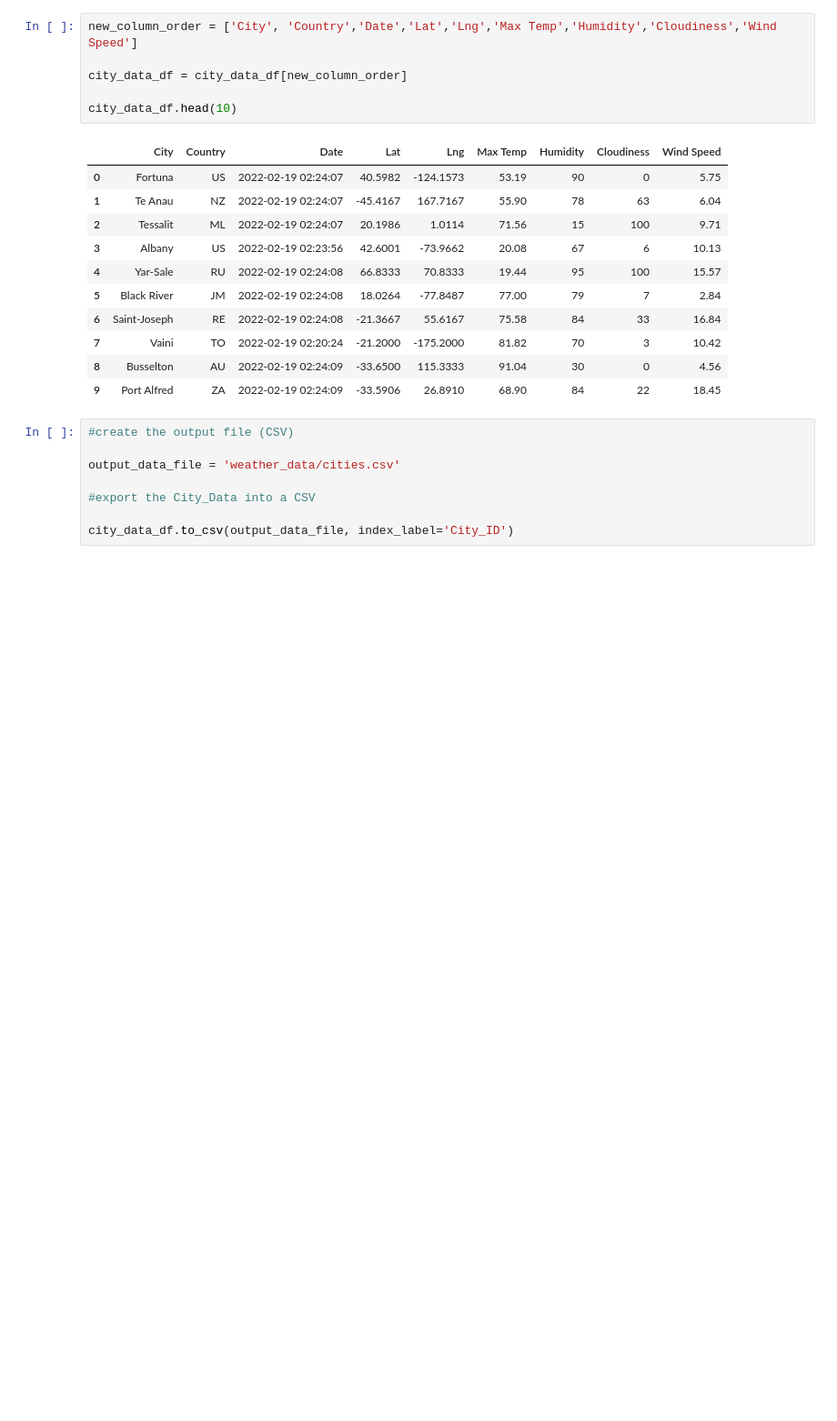
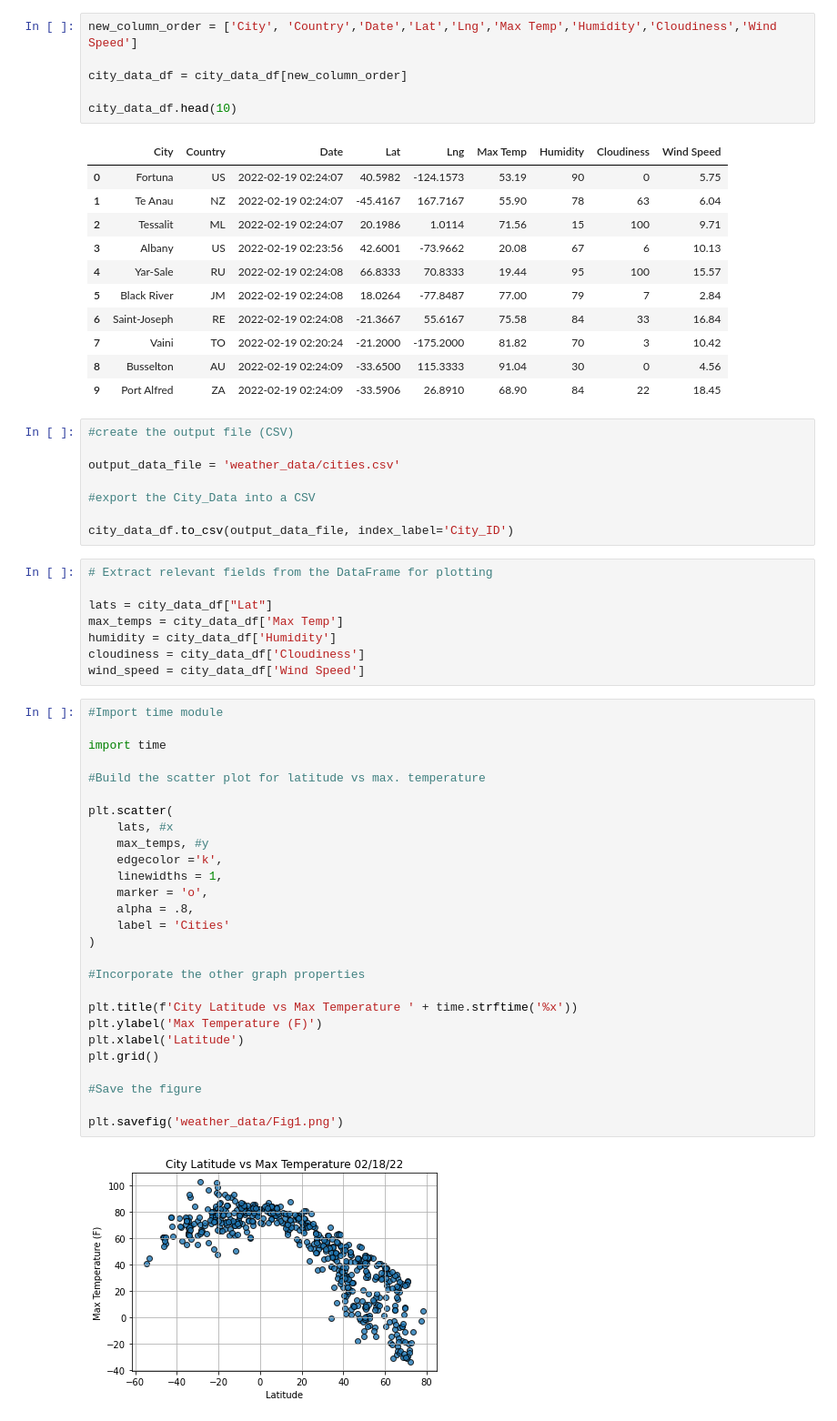
Before and after one commit to sbabilonia/World_Weather_Data, a Jupyter notebook: WeatherPy.ipynb, the cells around one changed output. Shown: that part at 91% size. Saved outputs shown, nothing was run; the diff lists cells and outputs as text; blank space fills up the shorter version.

```diff
--- a/WeatherPy.ipynb
+++ b/WeatherPy.ipynb
@@ -223,3 +223,40 @@ output_data_file = 'weather_data/cities.csv'
 #export the City_Data into a CSV
 
 city_data_df.to_csv(output_data_file, index_label='City_ID')
+# %%
+# Extract relevant fields from the DataFrame for plotting
+
+lats = city_data_df["Lat"]
+max_temps = city_data_df['Max Temp']
+humidity = city_data_df['Humidity']
+cloudiness = city_data_df['Cloudiness']
+wind_speed = city_data_df['Wind Speed']
+# %%
+#Import time module
+
+import time
+
+#Build the scatter plot for latitude vs max. temperature
+
+plt.scatter(
+    lats, #x
+    max_temps, #y
+    edgecolor ='k',
+    linewidths = 1,
+    marker = 'o',
+    alpha = .8,
+    label = 'Cities'
+)
+
+#Incorporate the other graph properties
+
+plt.title(f'City Latitude vs Max Temperature ' + time.strftime('%x'))
+plt.ylabel('Max Temperature (F)')
+plt.xlabel('Latitude')
+plt.grid()
+
+#Save the figure
+
+plt.savefig('weather_data/Fig1.png')
+# %% [output]
+[figure, added]
```
Also changed, not shown: parts of 3 cells of this notebook.
